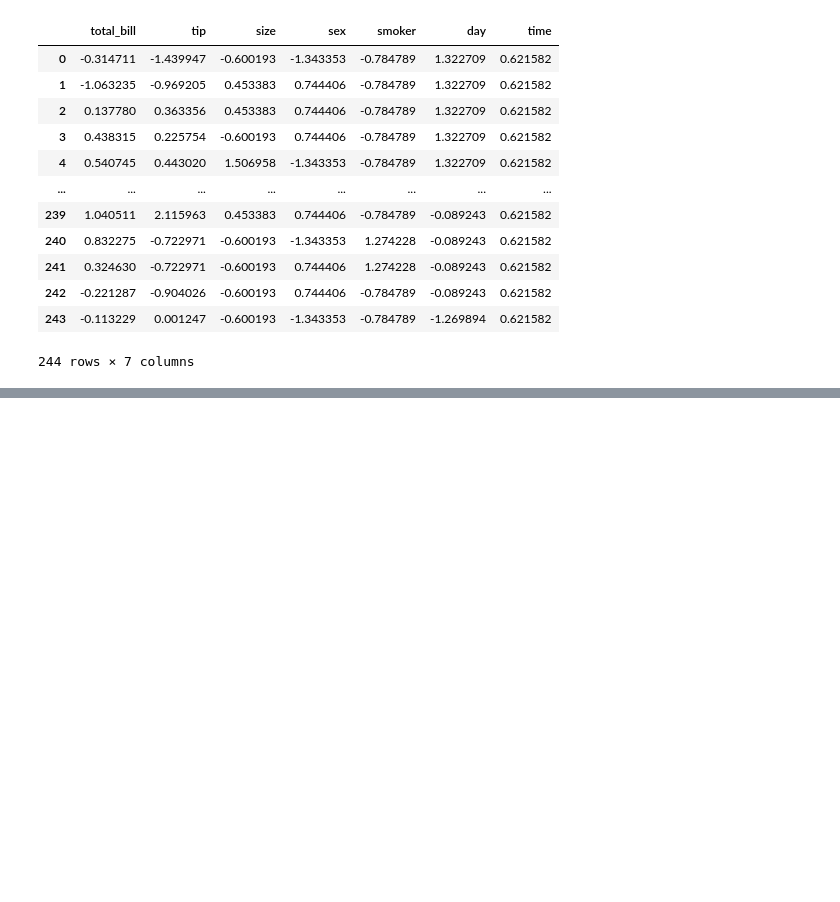
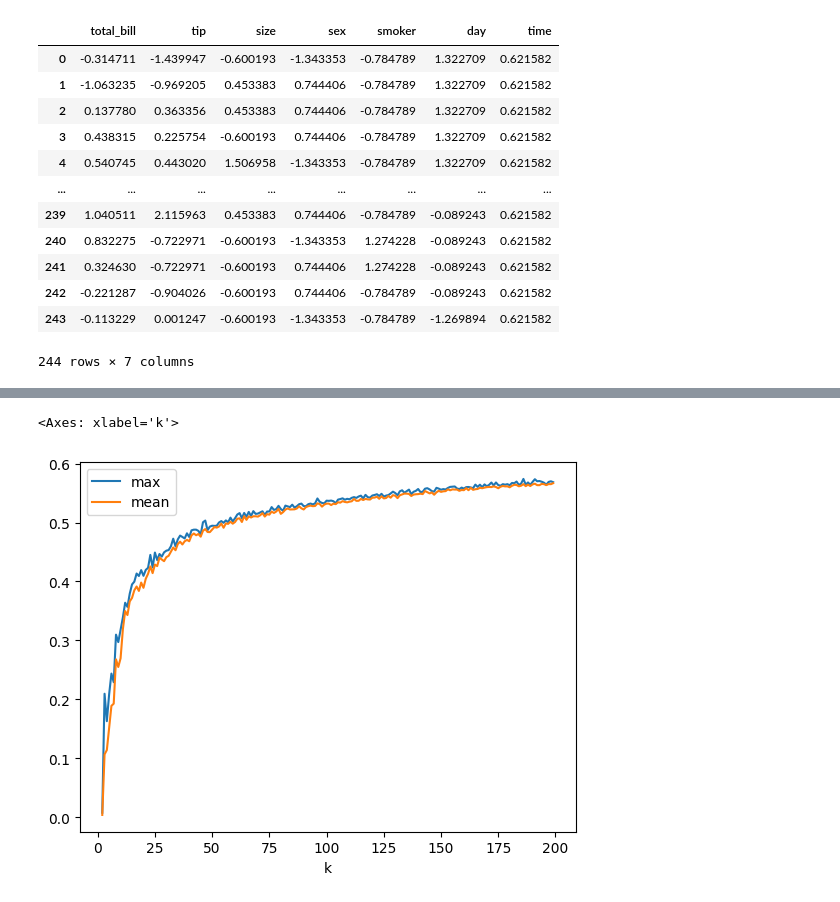
Before and after one commit to Dmatryus/dmml-lab, a Jupyter notebook: experiments/std_reduction.ipynb, the cells around one changed output, grey strips where cells are left out. Saved outputs shown, nothing was run; the diff lists cells and outputs as text; code cells hidden in the pictures; blank space fills up the shorter version.

```diff
--- a/experiments/std_reduction.ipynb
+++ b/experiments/std_reduction.ipynb
@@ -401,8 +401,8 @@ def strat_std(
                 * len(group_strated_data)
                 / len(groups_var.loc[group, "group_size"])
             )
-            groups_var.loc[group, f"{target}_strat_var"] += (
-                groups_var.loc[group, f"{target}_strat_var"] + group_strat_var
+            groups_var.loc[(group, strat), f"{target}_strat_var"] += (
+                groups_var.loc[(group, strat), f"{target}_strat_var"] + group_strat_var
             )
 
     groups_var.loc["total"] = [len(data), total_var]
@@ -1185,0 +1183,5 @@ KeyboardInterrupt:
+# %%
+k_scores.groupby("k")["diff"].agg(["max", "mean"]).plot()
+# %% [output]
+<Axes: xlabel='k'>
+[figure, added]
```
Also changed, not shown: parts of 8 cells of this notebook.
